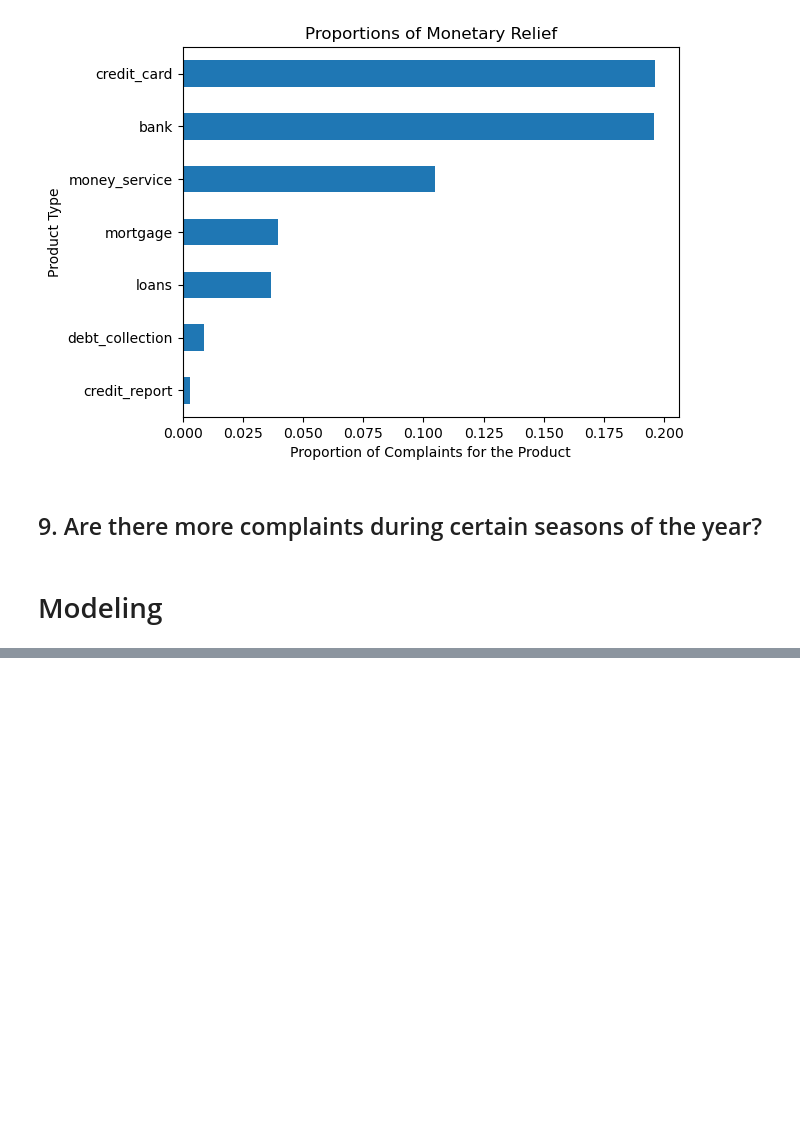
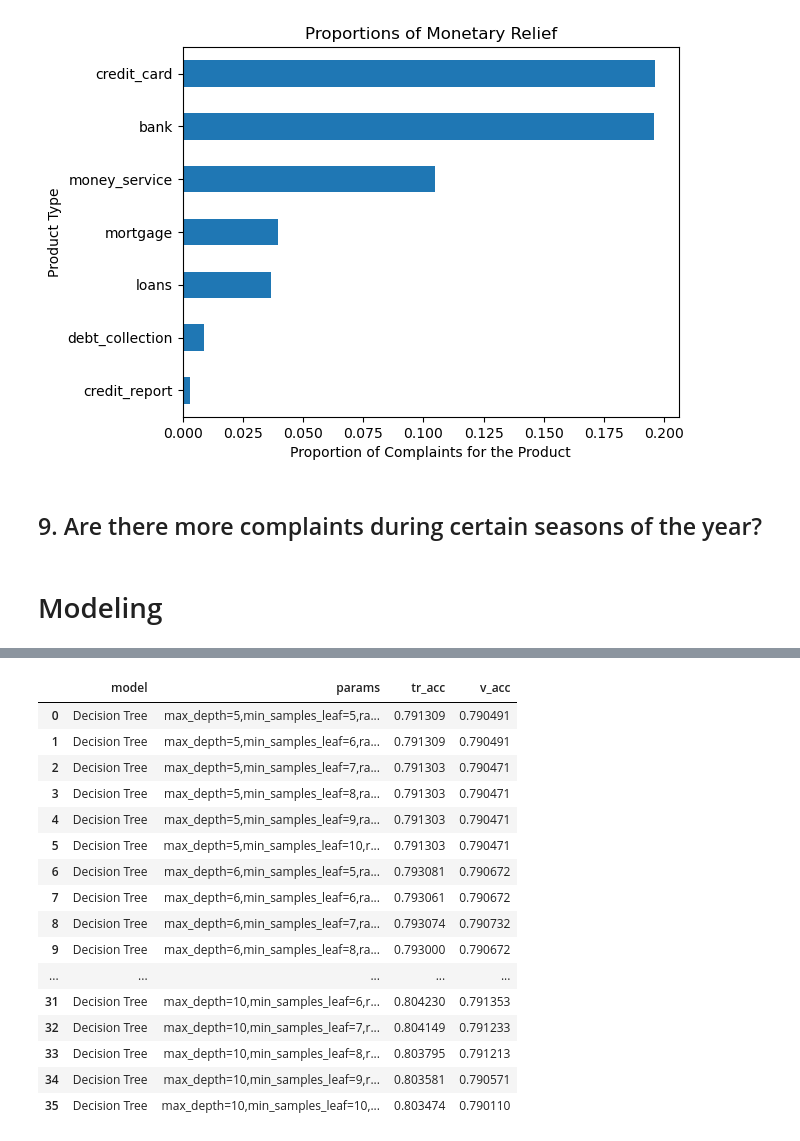
Before and after one commit to DATA-TRAC/consumer-complaint-response, a Jupyter notebook: tyler_notebook.ipynb, the cells around one changed output, grey strips where cells are left out. Drawn from its saved outputs; the diff is of its cells as text; code cells hidden in the pictures; blank space fills up the shorter version.

Commit message:
mvp modeling

```diff
--- a/tyler_notebook.ipynb
+++ b/tyler_notebook.ipynb
@@ -275,12 +297,12 @@ def make_cv(Xtr,Xv,Xt):
     :return: three dataframes: Xtr_cv, Xv_cv, and Xt_cv.
     """
     #make my bag of words up to trigrams cv and keep single characters
-    cv = CountVectorizer(token_pattern=r'(?u)\b\w+\b', max_features=2900)
+    cv = CountVectorizer(token_pattern=r'(?u)\b\w+\b',lowercase=False, max_features=2900)
     # fit and transform train
-    Xtr_bow_cv = cv.fit_transform(Xtr.lemon)
+    Xtr_bow_cv = cv.fit_transform(Xtr.lemon.astype(str))
     # transform val and test
-    Xv_bow_cv = cv.transform(Xv.lemon)
-    Xt_bow_cv = cv.transform(Xt.lemon)
+    Xv_bow_cv = cv.transform(Xv.lemon.astype(str))
+    Xt_bow_cv = cv.transform(Xt.lemon.astype(str))
     # make dfs
     Xtr_cv = pd.DataFrame(Xtr_bow_cv.todense(),columns=cv.get_feature_names_out(),index=Xtr.index)
     Xv_cv = pd.DataFrame(Xv_bow_cv.todense(),columns=cv.get_feature_names_out(),index=Xv.index)
@@ -304,12 +326,12 @@ def make_tfidf(Xtr,Xv,Xt):
     :return: three dataframes: Xtr_tfidf, Xv_tfidf, and Xt_tfidf.
     """
     #make my bag of words up to trigrams tfidf and keep single characters
-    tfidf = TfidfVectorizer(token_pattern=r'(?u)\b\w+\b', max_features=2900)
+    tfidf = TfidfVectorizer(token_pattern=r'(?u)\b\w+\b',lowercase=False, max_features=2900)
     # fit and transform train
-    Xtr_bow_tfidf = tfidf.fit_transform(Xtr.lemon)
+    Xtr_bow_tfidf = tfidf.fit_transform(Xtr.lemon.astype(str))
     # transform val and test
-    Xv_bow_tfidf = tfidf.transform(Xv.lemon)
-    Xt_bow_tfidf = tfidf.transform(Xt.lemon)
+    Xv_bow_tfidf = tfidf.transform(Xv.lemon.astype(str))
+    Xt_bow_tfidf = tfidf.transform(Xt.lemon.astype(str))
     # make dfs
     Xtr_tfidf = pd.DataFrame(Xtr_bow_tfidf.todense(),columns=tfidf.get_feature_names_out(),index=Xtr.index)
     Xv_tfidf = pd.DataFrame(Xv_bow_tfidf.todense(),columns=tfidf.get_feature_names_out(),index=Xv.index)
@@ -564,0 +344,4 @@ def cat_nb_models(Xtr,ytr,Xv,yv):
+# %%
+encoded_train = X_train.iloc[:,1:]
+encoded_val = X_val.iloc[:,1:]
+encoded_test = X_test.iloc[:,1:]
@@ -564,0 +361,5 @@ def cat_nb_models(Xtr,ytr,Xv,yv):
+# %%
+X_train_tfe = encoded_train.merge(X_train_tf,left_index=True, right_index=True)
+X_val_tfe = encoded_val.merge(X_val_tf,left_index=True, right_index=True)
+X_test_tfe = encoded_test.merge(X_test_tf,left_index=True, right_index=True)
+X_train_tfe.head()
@@ -564,0 +714,21 @@ def cat_nb_models(Xtr,ytr,Xv,yv):
+# %%
+tree_tfe_results = tree_models(X_train_tfe,y_train,X_val_tfe,y_val)
+tree_tfe_results
+# %% [output]
+|  | model | params | tr_acc | v_acc |
+| 0 | Decision Tree | max_depth=5,min_samples_leaf=5,ra... | 0.791309 | 0.790491 |
+| 1 | Decision Tree | max_depth=5,min_samples_leaf=6,ra... | 0.791309 | 0.790491 |
+| 2 | Decision Tree | max_depth=5,min_samples_leaf=7,ra... | 0.791303 | 0.790471 |
+| 3 | Decision Tree | max_depth=5,min_samples_leaf=8,ra... | 0.791303 | 0.790471 |
+| 4 | Decision Tree | max_depth=5,min_samples_leaf=9,ra... | 0.791303 | 0.790471 |
+| 5 | Decision Tree | max_depth=5,min_samples_leaf=10,r... | 0.791303 | 0.790471 |
+| 6 | Decision Tree | max_depth=6,min_samples_leaf=5,ra... | 0.793081 | 0.790672 |
+| 7 | Decision Tree | max_depth=6,min_samples_leaf=6,ra... | 0.793061 | 0.790672 |
+| 8 | Decision Tree | max_depth=6,min_samples_leaf=7,ra... | 0.793074 | 0.790732 |
+| 9 | Decision Tree | max_depth=6,min_samples_leaf=8,ra... | 0.793000 | 0.790672 |
+| ... | ... | ... | ... | ... |
+| 31 | Decision Tree | max_depth=10,min_samples_leaf=6,r... | 0.804230 | 0.791353 |
+| 32 | Decision Tree | max_depth=10,min_samples_leaf=7,r... | 0.804149 | 0.791233 |
+| 33 | Decision Tree | max_depth=10,min_samples_leaf=8,r... | 0.803795 | 0.791213 |
+| 34 | Decision Tree | max_depth=10,min_samples_leaf=9,r... | 0.803581 | 0.790571 |
+| 35 | Decision Tree | max_depth=10,min_samples_leaf=10,... | 0.803474 | 0.790110 |
```
Also changed, not shown: parts of 53 cells of this notebook.
